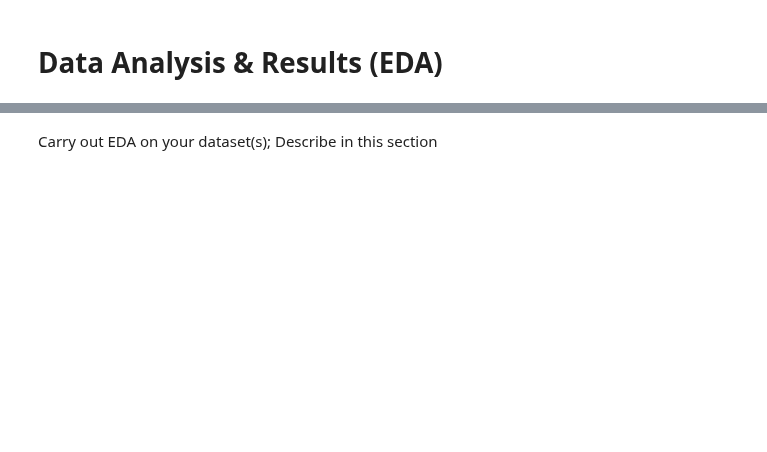
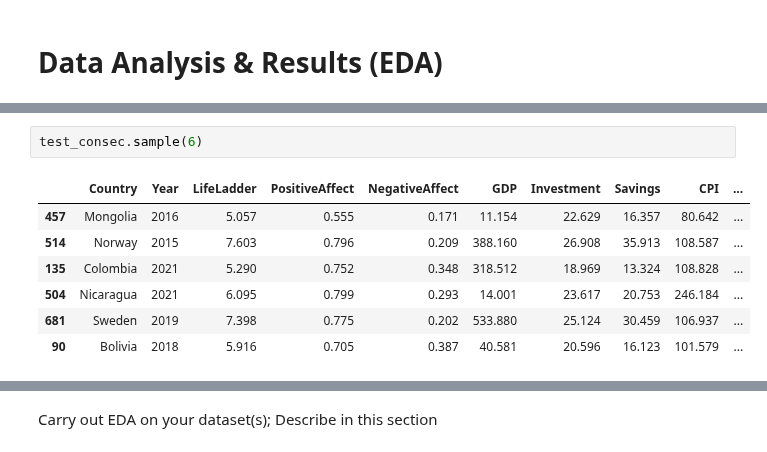
Before and after one commit to cskang3627/happiness, a Jupyter notebook: EDACheckpointGroup_Sp23_The_Group.ipynb, the cells around one changed output, grey strips where cells are left out. Cells and saved outputs as stored; diff of their text form; blank space fills up the shorter version.

```diff
--- a/EDACheckpointGroup_Sp23_The_Group.ipynb
+++ b/EDACheckpointGroup_Sp23_The_Group.ipynb
@@ -154,0 +198,10 @@ data.describe()
+# %%
+test_consec.sample(6)
+# %% [output]
+|  | Country | Year | LifeLadder | PositiveAffect | NegativeAffect | GDP | Investment | Savings | CPI | ... |
+| 457 | Mongolia | 2016 | 5.057 | 0.555 | 0.171 | 11.154 | 22.629 | 16.357 | 80.642 | ... |
+| 514 | Norway | 2015 | 7.603 | 0.796 | 0.209 | 388.160 | 26.908 | 35.913 | 108.587 | ... |
+| 135 | Colombia | 2021 | 5.290 | 0.752 | 0.348 | 318.512 | 18.969 | 13.324 | 108.828 | ... |
+| 504 | Nicaragua | 2021 | 6.095 | 0.799 | 0.293 | 14.001 | 23.617 | 20.753 | 246.184 | ... |
+| 681 | Sweden | 2019 | 7.398 | 0.775 | 0.202 | 533.880 | 25.124 | 30.459 | 106.937 | ... |
+| 90 | Bolivia | 2018 | 5.916 | 0.705 | 0.387 | 40.581 | 20.596 | 16.123 | 101.579 | ... |
```
Also changed, not shown: parts of 9 cells of this notebook.
